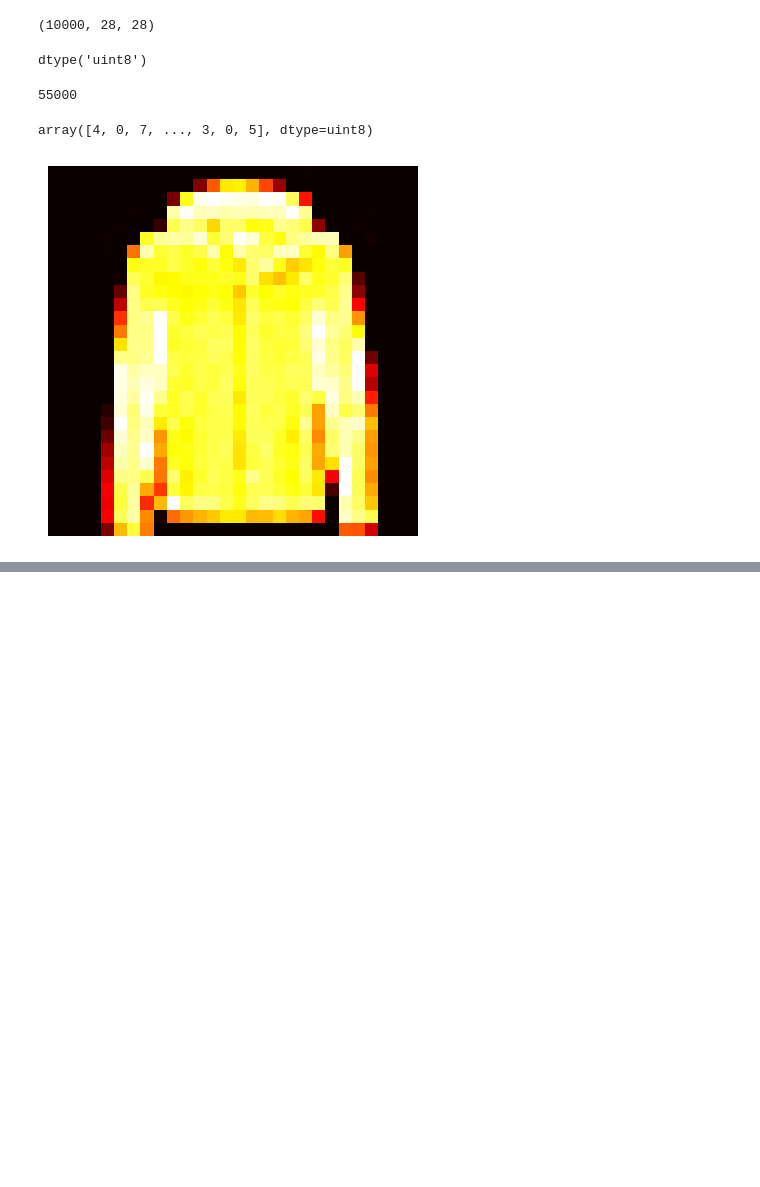
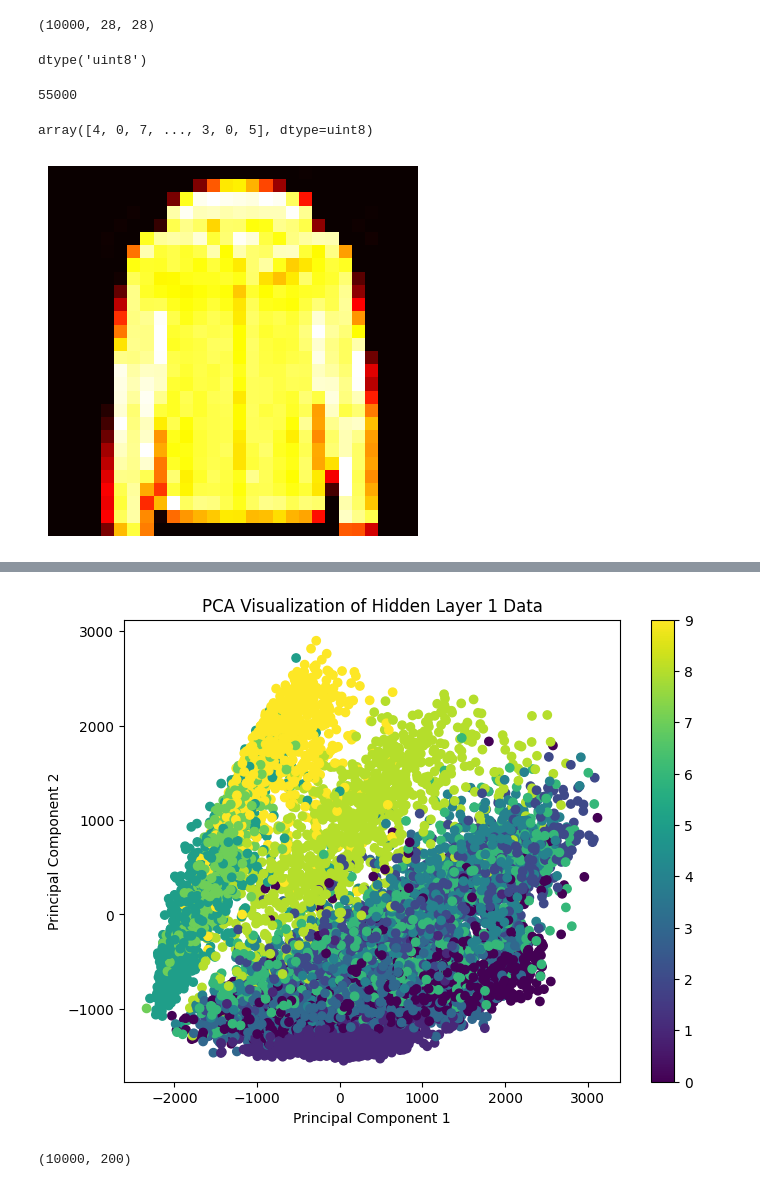
Before and after one commit to hemiscat101/Masters-Thesis, a Jupyter notebook: Untitled0.ipynb, the cells around one changed output, grey strips where cells are left out. Drawn from its saved outputs; the diff is of its cells as text; code cells hidden in the pictures; blank space fills up the shorter version.

```diff
--- a/Untitled0.ipynb
+++ b/Untitled0.ipynb
@@ -177,0 +189,17 @@ plt.show()
+# %%
+pca = PCA(n_components=2)
+pca_embeddings = pca.fit_transform(hidden_layer_1_data)
+
+plt.figure(figsize=(8, 6))
+plt.scatter(pca_embeddings[:, 0], pca_embeddings[:, 1], c=np.argmax(one_hot_encode_test, axis=1))
+plt.colorbar()
+plt.title("PCA Visualization of Hidden Layer 1 Data")
+plt.xlabel("Principal Component 1")
+plt.ylabel("Principal Component 2")
+plt.show()
+# %% [output]
+[figure, added]
+# %%
+hidden_layer_1_data.shape
+# %% [output]
+(10000, 200)
```
Also changed, not shown: parts of 10 cells of this notebook.
